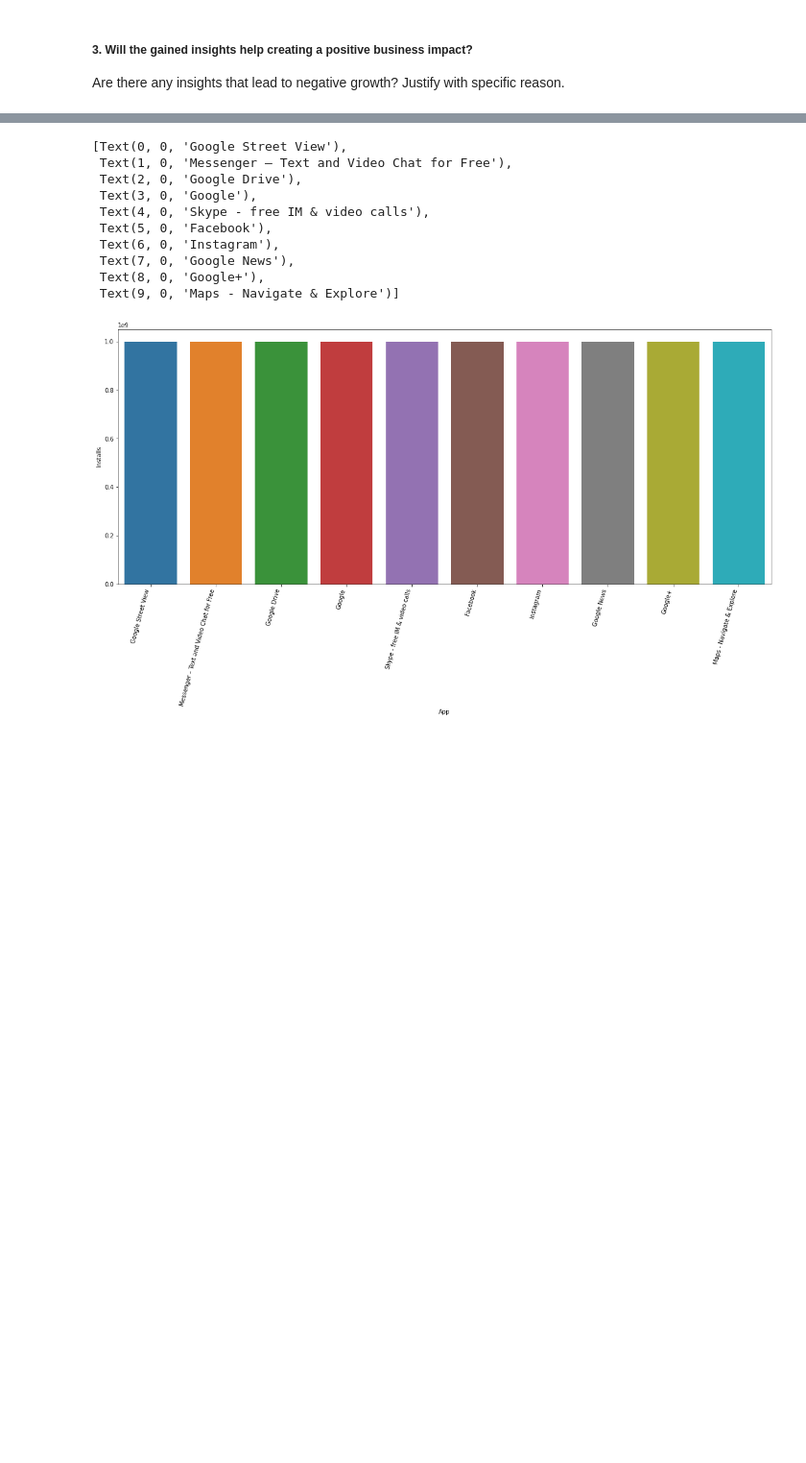
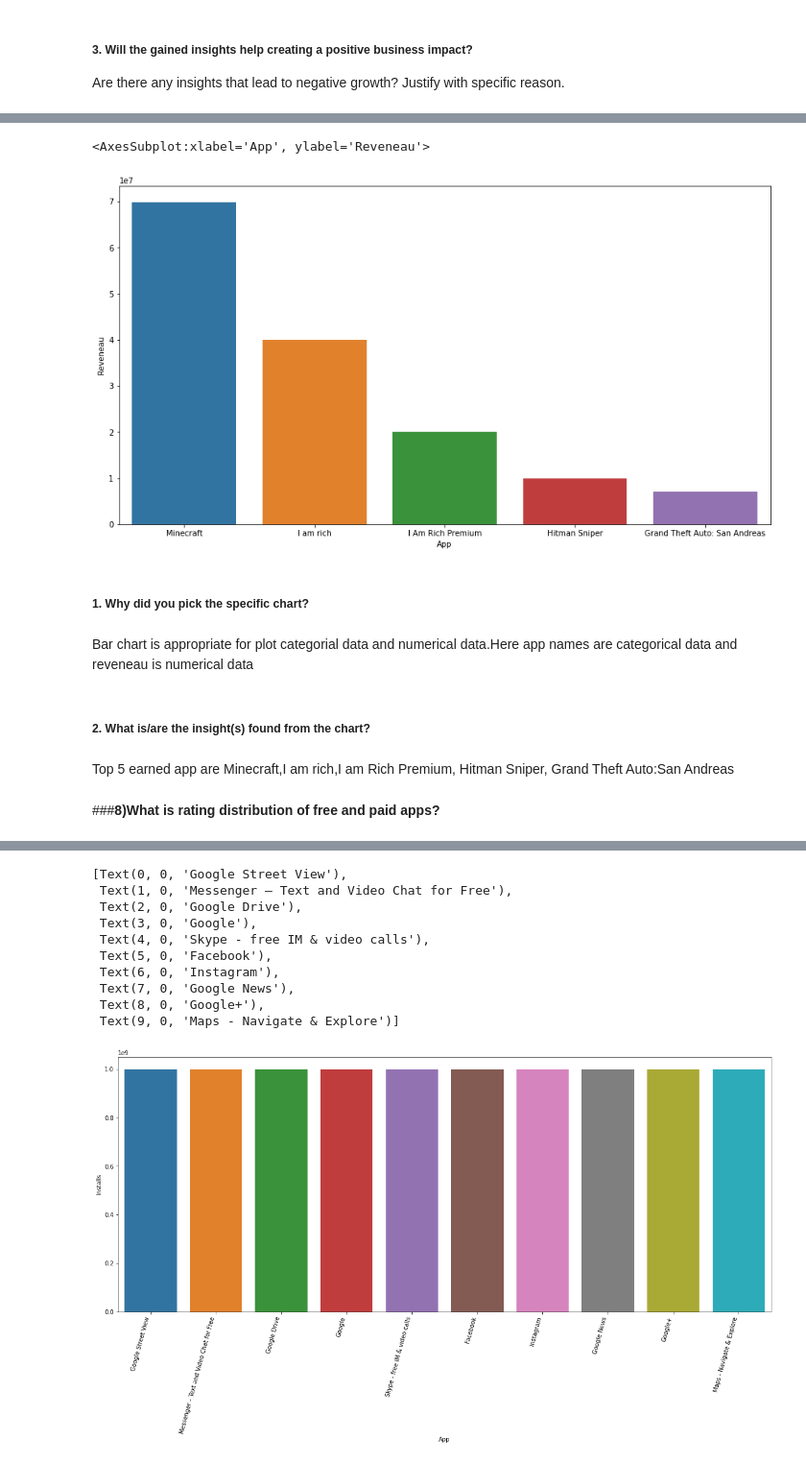
Before and after one commit to sabitendu/EDA-Capstone-Project-on-Play-Store-App-Review-Analysis, a Jupyter notebook: playstore_app_review_analysis.ipynb, the cells around one changed output, grey strips where cells are left out. Shown at 96% size. Drawn from its saved outputs; the diff is of its cells as text; code cells hidden in the pictures; blank space fills up the shorter version.

```diff
--- a/playstore_app_review_analysis.ipynb
+++ b/playstore_app_review_analysis.ipynb
@@ -1267,0 +1236,3 @@ Are there any insights that lead to negative growth? Justify with specific reaso
+# %%
+df_paid['Reveneau']=df_paid['Installs']*df_paid['Price']
+df_paid.head()
@@ -1267,0 +1251,17 @@ Are there any insights that lead to negative growth? Justify with specific reaso
+# %%
+paid_app=df_paid.sort_values(by='Reveneau',ascending=False).head()
+fig,ax=plt.subplots(figsize=(15,8))
+sns.barplot(x=paid_app.App,y=paid_app.Reveneau)
+# %% [output]
+<AxesSubplot:xlabel='App', ylabel='Reveneau'>
+[figure, added]
+# %% [markdown]
+##### 1. Why did you pick the specific chart?
+# %% [markdown]
+Bar chart is appropriate for plot categorial data and numerical data.Here app names are categorical data and reveneau is numerical data
+# %% [markdown]
+##### 2. What is/are the insight(s) found from the chart?
+# %% [markdown]
+Top 5 earned app are Minecraft,I am rich,I am Rich Premium, Hitman Sniper, Grand Theft Auto:San Andreas
+# %% [markdown]
+###**8)What is rating distribution of free and paid apps?**
```
Also changed, not shown: parts of 216 cells of this notebook.
